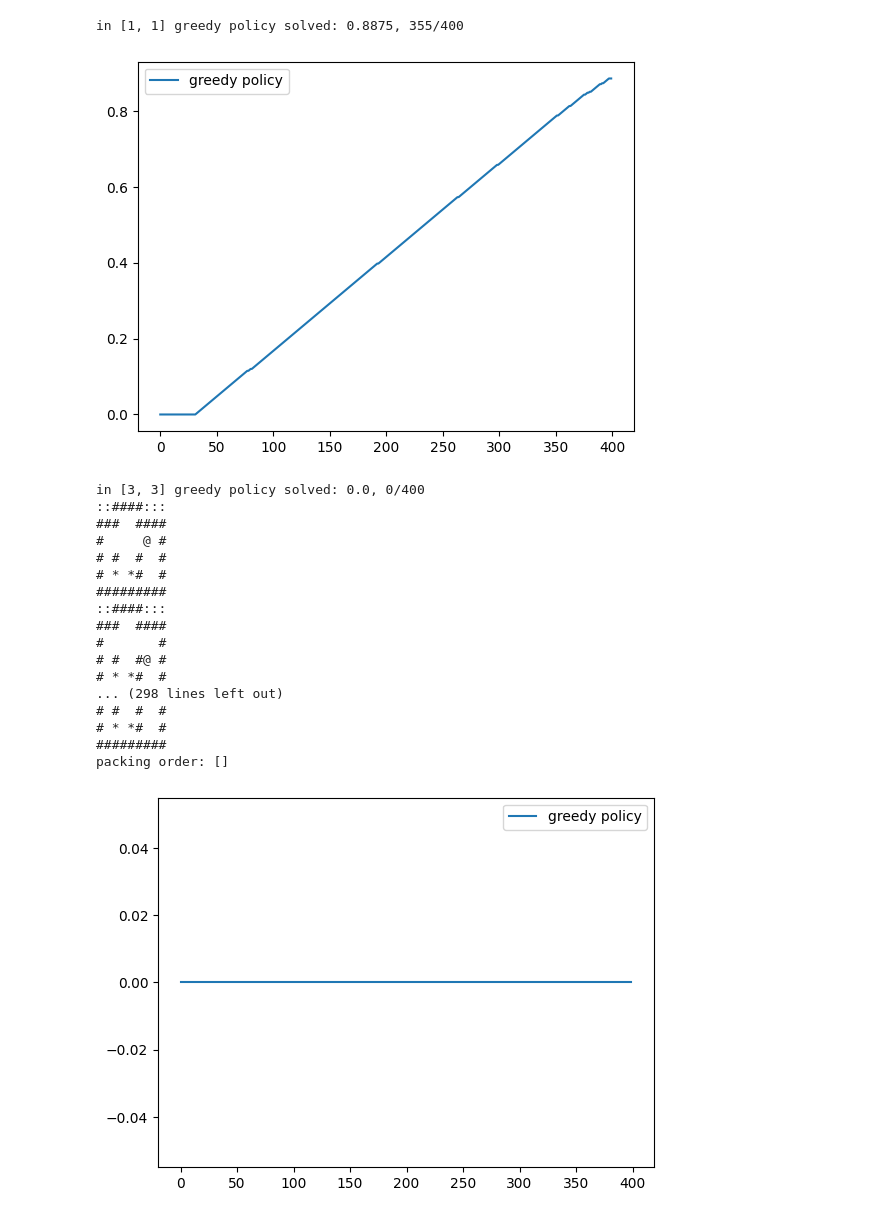
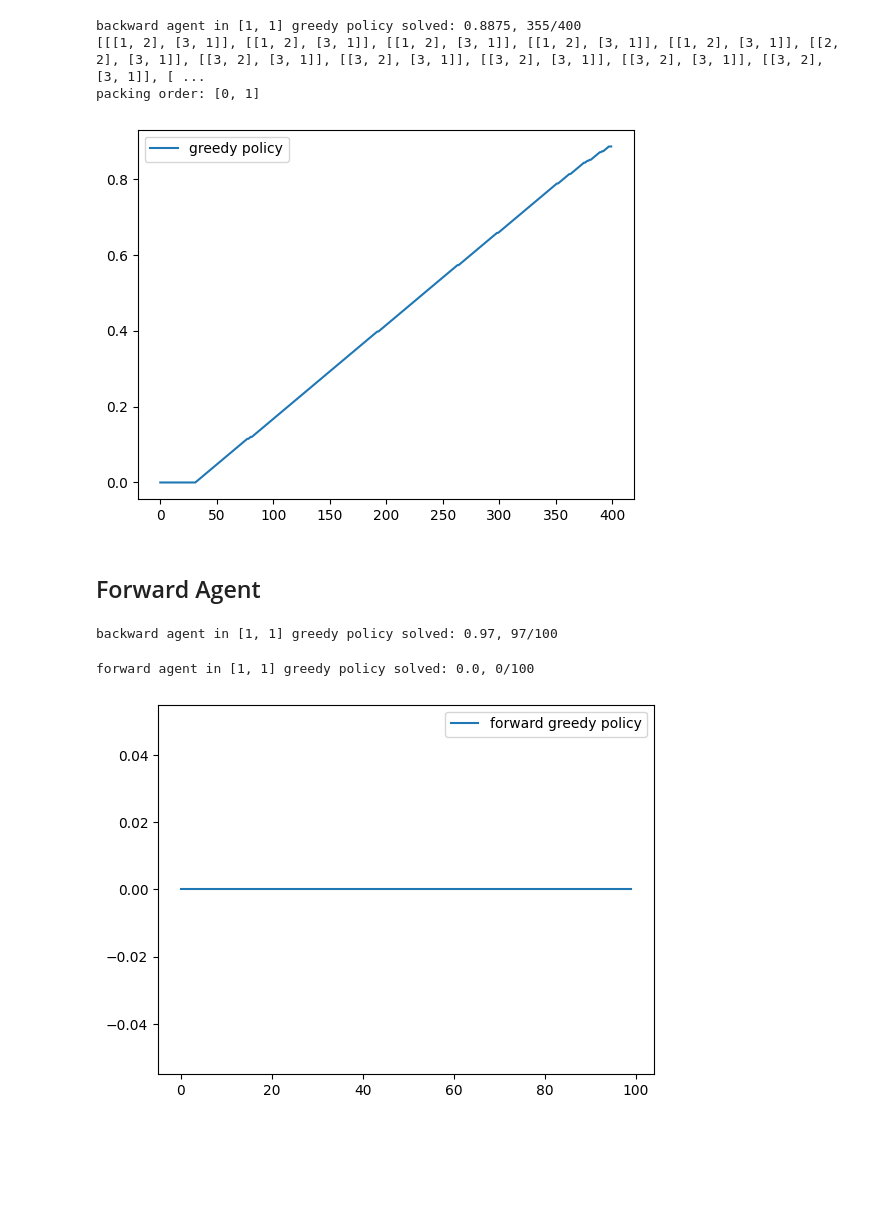
Before and after one commit to paulkroe/Schokoban, a Jupyter notebook: backward_agent.ipynb, the cells around one changed output. Drawn from its saved outputs; the diff is of its cells as text; code cells hidden in the pictures; blank space fills up the shorter version.

```diff
--- a/backward_agent.ipynb
+++ b/backward_agent.ipynb
@@ -249,30 +248,29 @@ random.seed(42)
 np.random.seed(42)
 backwardagent = BackwardAgent()
 backwardagent.train(number_of_episodes=400, start=1, end=1)
-plt.show()
-backwardagent.train(number_of_episodes=400, start=3, end=3)
-env = game.ReverseGame(game.Game(level_id=3), disable_prints=True)
-boards, packing_order = backwardagent.backward_trajectory(env)
-BackwardAgent.print_trajectory(boards)
+env = game.ReverseGame(game.Game(level_id=1), disable_prints=True)
+trajectory, packing_order = backwardagent.backward_trajectory(env)
+print(trajectory)
 print(f"packing order: {packing_order}")
 # %% [output]
-in [1, 1] greedy policy solved: 0.8875, 355/400
+backward agent in [1, 1] greedy policy solved: 0.8875, 355/400
+[[[1, 2], [3, 1]], [[1, 2], [3, 1]], [[1, 2], [3, 1]], [[1, 2], [3, 1]], [[1, 2], [3, 1]], [[2, 2], [3, 1]], [[3, 2], [3, 1]], [[3, 2], [3, 1]], [[3, 2], [3, 1]], [[3, 2], [3, 1]], [[3, 2], [3, 1]], [ ...
+packing order: [0, 1]
 [figure]
-in [3, 3] greedy policy solved: 0.0, 0/400
-::####:::
-###  ####
-#     @ #
-# #  #  #
-# * *#  #
-#########
-::####:::
-###  ####
-#       #
-# #  #@ #
-# * *#  #
-... (298 lines left out)
-# #  #  #
-# * *#  #
-#########
-packing order: []
-[figure, removed]
+# %% [markdown]
+## Forward Agent
+# %%
+class ForwardValueNetwork(nn.Module):
+    def __init__(self, input_size=5 + 2, output_size=1):
+        super(ForwardValueNetwork, self).__init__()
+        self.linear1 = nn.Linear(input_size, 512)
+        self.linear2 = nn.Linear(512, 512)
+        self.linear3 = nn.Linear(512, 512)
+        self.linear4 = nn.Linear(512, output_size)
+
+    def forward(self, state):
+        state = self.linear1(state)
+        state = self.linear2(state)
+        state = self.linear3(state)
+        state = self.linear4(state)
+        return state
@@ -278,0 +416,11 @@ packing order: []
+# %%
+torch.manual_seed(40)
+random.seed(40)
+np.random.seed(40)
+forwardagent = ForwardAgent()
+forwardagent.train_backward_agent(number_of_episodes=100,start=1,end=1)
+forwardagent.train(number_of_episodes=100, start=1, end=1)
+# %% [output]
+backward agent in [1, 1] greedy policy solved: 0.97, 97/100
+forward agent in [1, 1] greedy policy solved: 0.0, 0/100
+[figure, added]
```
Also changed, not shown: parts of 7 cells of this notebook.
